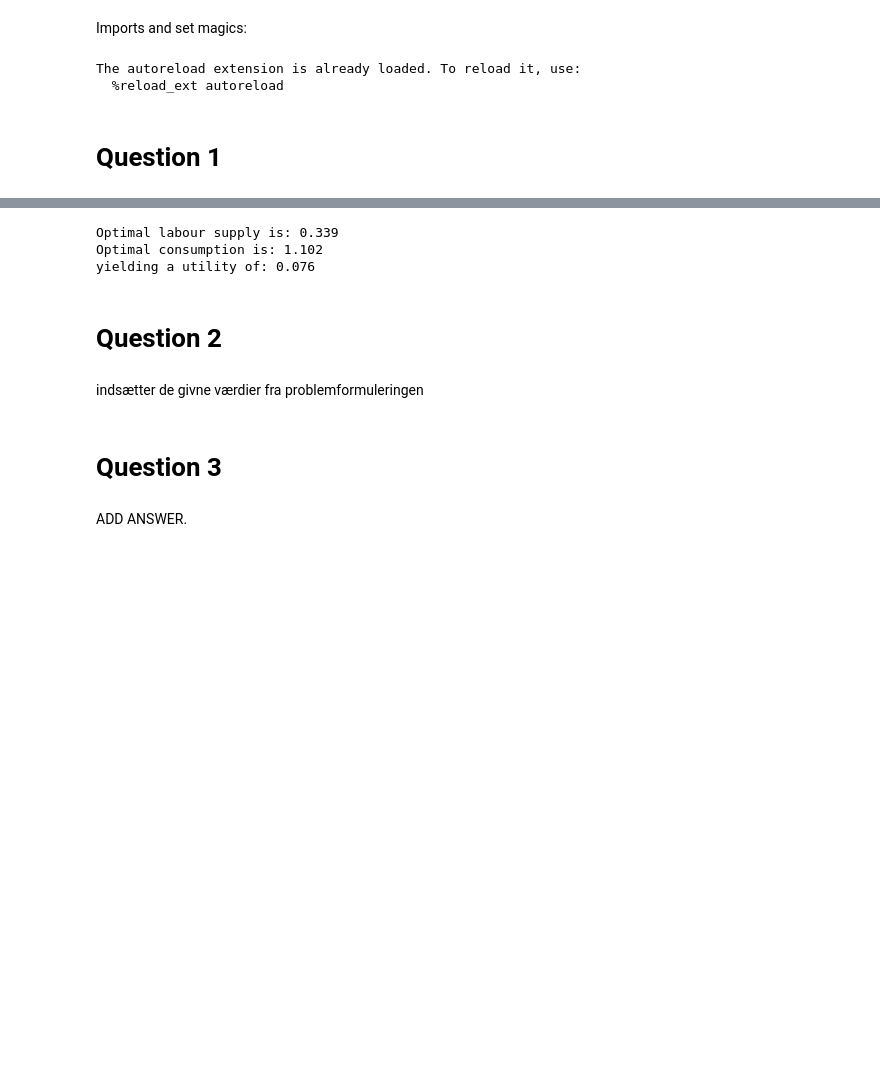
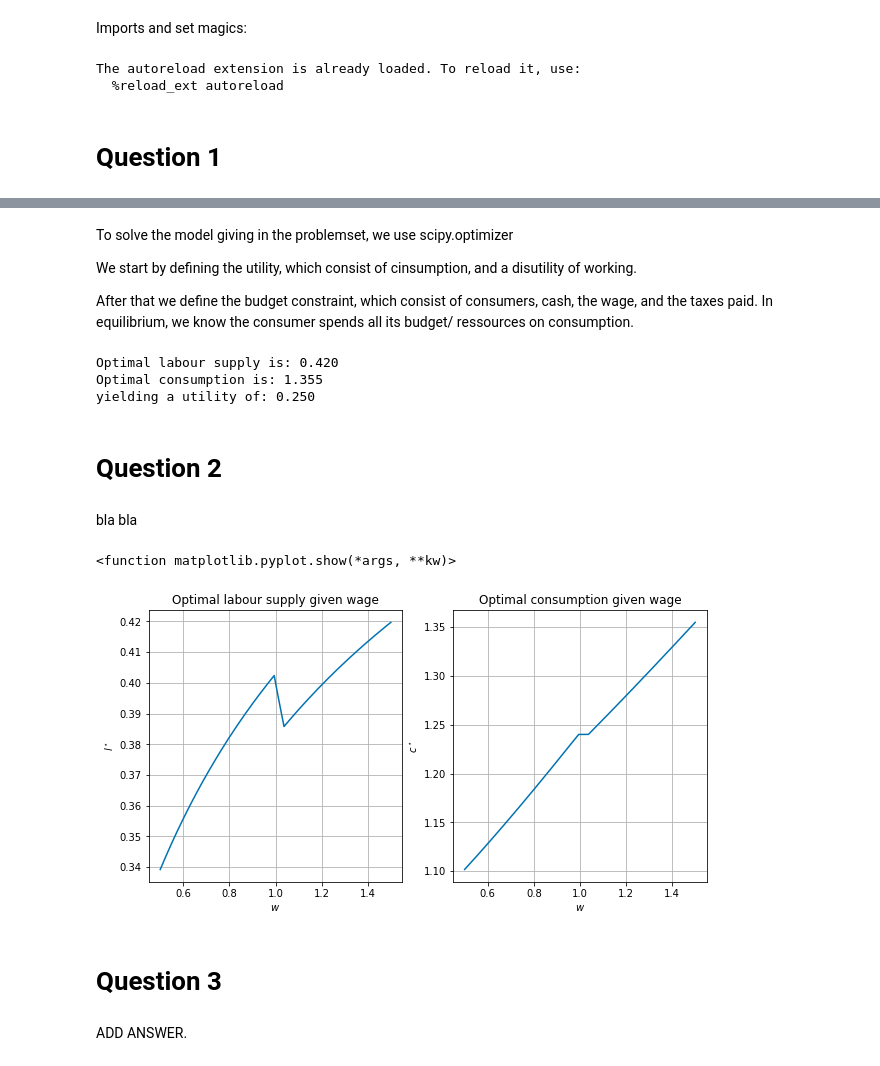
Before and after one commit to AdamTrolle/projects-2020-group-21, a Jupyter notebook: inauguralproject/inauguralproject.ipynb, the cells around one changed output, grey strips where cells are left out. Cells and saved outputs as stored; diff of their text form; code cells hidden in the pictures; blank space fills up the shorter version.

```diff
--- a/inauguralproject/inauguralproject.ipynb
+++ b/inauguralproject/inauguralproject.ipynb
@@ -31,16 +27,14 @@ undersøger mulighederne hvor alle arbjeder l=1 eller ingen arbejder l=0
+# %% [markdown]
+To solve the model giving in the problemset, we use scipy.optimizer
+
+We start by defining the utility, which consist of cinsumption, and a disutility of working.
+
+After that we define the budget constraint, which consist of consumers, cash, the wage, and the taxes paid. In equilibrium, we know the consumer spends all its budget/ ressources on consumption.
 # %%
-m=1 #money
-v=10 #v
-e=0.3 #frisch
-tau_0=0.4 #ltax
-tau_1=0.1 #ttax
-kappa=0.4 #cutoff
-w=0.5
-
 # Defining utility function and budget constraint:
 def utility(l,c,e,v):
     # Returning utility from labour supply and consumption
-    u=np.log(c)-v*l**(1+1/e)/(1+1/e)
+    u=np.log(c)-v*(l**(1+1/e)/(1+1/e))
     return u
 
 def budget_constraint(m,w,l,tau_0,tau_1,kappa):
@@ -85,13 +79,61 @@ def printsolution(w,e,v,tau_0,tau_1,kappa,m):
 
 printsolution(w,e,v,tau_0,tau_1,kappa,m)
 # %% [output]
-Optimal labour supply is: 0.339
-Optimal consumption is: 1.102
-yielding a utility of: 0.076
+Optimal labour supply is: 0.420
+Optimal consumption is: 1.355
+yielding a utility of: 0.250
 # %% [markdown]
 # Question 2
-# %% [markdown]
-indsætter de givne værdier fra problemformuleringen
+# %% [markdown]
+bla bla
+# %%
+#Defining variables:
+m=1 #money
+v=10 #v
+e=0.3 #frisch
+tau_0=0.4 #ltax
+tau_1=0.1 #ttax
+kappa=0.4 #cutoff
+
+import matplotlib.pyplot as plt
+plt.style.use("seaborn-colorblind")
+
+N = 10000
+w_vec=np.linspace(0.5,1.5,N)
+l_vec=np.empty(N)
+c_vec=np.empty(N)
+for i,w in enumerate(w_vec):
+    bundle=optimizer(w,e,v,tau0,tau1,k,m)
+    l_vec[i]=bundle[0]
+    c_vec[i]=bundle[1]
+
+#create figure
+fig = plt.figure(figsize=(10,5))
+
+#left figure
+ax_left = fig.add_subplot(1,2,1)
+
+ax_left.plot(w_vec,l_vec)
+
+ax_left.set_title('Optimal labour supply given wage')
+ax_left.set_xlabel('$w$')
+ax_left.set_ylabel('$l^\star$')
+ax_left.grid(True)
+
+# c. right plot
+ax_right = fig.add_subplot(1,2,2)
+
+ax_right.plot(w_vec,c_vec)
+
+ax_right.set_title('Optimal consumption given wage')
+ax_right.set_xlabel('$w$')
+ax_right.set_ylabel('$c^\star$')
+ax_right.grid(True)
+
+plt.show
+# %% [output]
+<function matplotlib.pyplot.show(*args, **kw)>
+[figure, added]
 # %% [markdown]
 # Question 3
 # %% [markdown]
```
Also changed, not shown: parts of 8 cells of this notebook.
